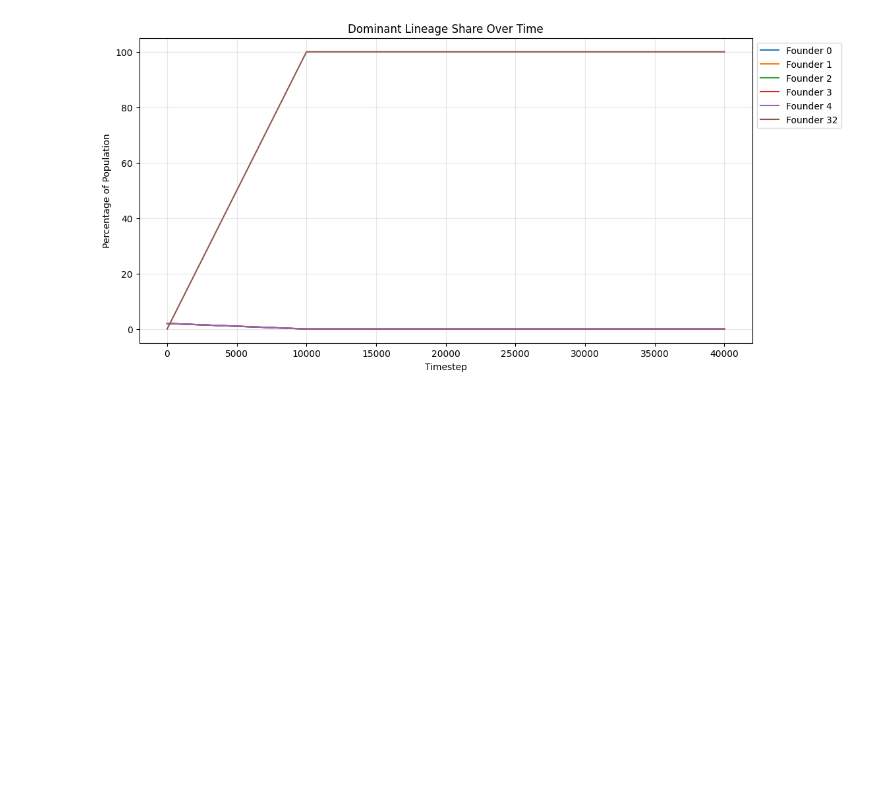
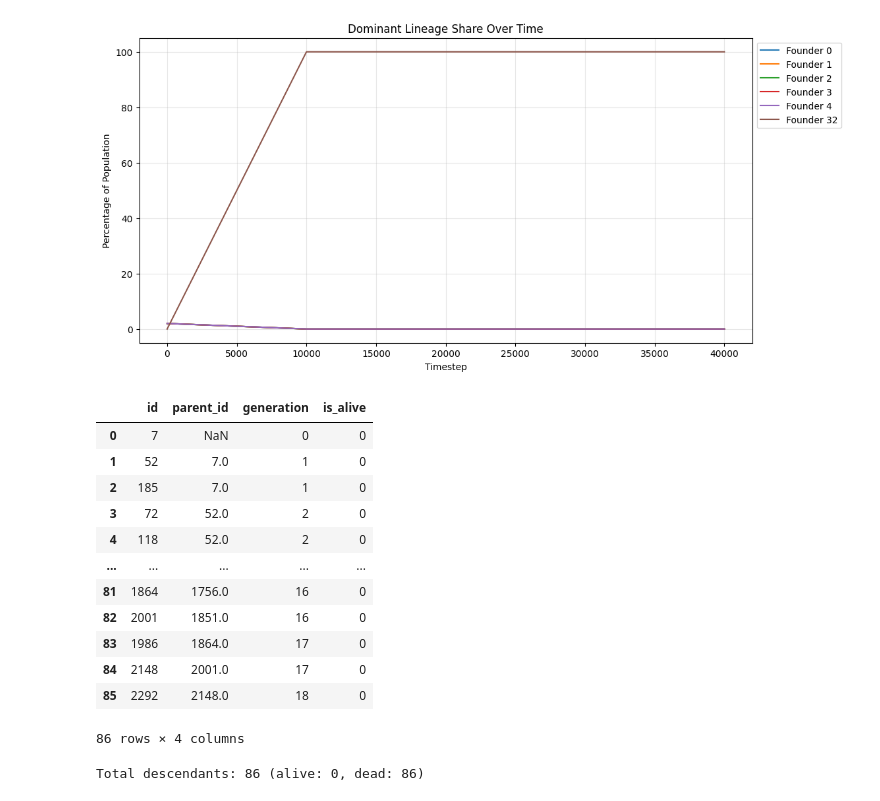
Before and after one commit to jabbarman/evolving-social-intelligence, a Jupyter notebook: notebooks/behavioral_analysis.ipynb, the cells around one changed output. Cells and saved outputs as stored; diff of their text form; code cells hidden in the pictures; blank space fills up the shorter version.

Commit message:
notebook: add descendant query analysis

```diff
--- a/notebooks/behavioral_analysis.ipynb
+++ b/notebooks/behavioral_analysis.ipynb
@@ -100,3 +100,62 @@ else:
     print('Lineage stats data not loaded; run a simulation first.')
 # %% [output]
 [figure]
+# %%
+import sys
+from pathlib import Path
+
+project_root = Path('..').resolve()
+if str(project_root) not in sys.path:
+    sys.path.insert(0, str(project_root))
+
+from src.analysis import open_lineage_database
+import pandas as pd
+
+FOUNDER_ID = 7  # change as needed
+
+if 'logs_dir' not in globals():
+    print('logs_dir not defined; run the earlier cell first.')
+else:
+    try:
+        conn = open_lineage_database(logs_dir)
+    except FileNotFoundError:
+        conn = None
+        print(f"Lineage database not found in {logs_dir}")
+    if conn is not None:
+        query = """WITH RECURSIVE descendants(id, parent_id, root_id, generation, death) AS (
+        SELECT id, parent_id, root_id, generation, death
+        FROM agents
+        WHERE root_id = ?
+        UNION
+        SELECT a.id, a.parent_id, a.root_id, a.generation, a.death
+        FROM agents a
+        JOIN descendants d ON a.parent_id = d.id
+    )
+    SELECT id, parent_id, generation, (death IS NULL) AS is_alive
+    FROM descendants
+    ORDER BY generation, id;"""
+        cursor = conn.execute(query, (FOUNDER_ID,))
+        rows = cursor.fetchall()
+        conn.close()
+        if rows:
+            df_desc = pd.DataFrame(rows, columns=['id', 'parent_id', 'generation', 'is_alive'])
+            display(df_desc)
+            alive_count = int(df_desc['is_alive'].sum())
+            print(f"Total descendants: {len(df_desc)} (alive: {alive_count}, dead: {len(df_desc) - alive_count})")
+        else:
+            print(f"No descendants found for founder {FOUNDER_ID}.")
+# %% [output]
+|  | id | parent_id | generation | is_alive |
+| 0 | 7 | NaN | 0 | 0 |
+| 1 | 52 | 7.0 | 1 | 0 |
+| 2 | 185 | 7.0 | 1 | 0 |
+| 3 | 72 | 52.0 | 2 | 0 |
+| 4 | 118 | 52.0 | 2 | 0 |
+| ... | ... | ... | ... | ... |
+| 81 | 1864 | 1756.0 | 16 | 0 |
+| 82 | 2001 | 1851.0 | 16 | 0 |
+| 83 | 1986 | 1864.0 | 17 | 0 |
+| 84 | 2148 | 2001.0 | 17 | 0 |
+| 85 | 2292 | 2148.0 | 18 | 0 |
+86 rows × 4 columns
+Total descendants: 86 (alive: 0, dead: 86)
```
Also changed, not shown: parts of 2 cells of this notebook.
